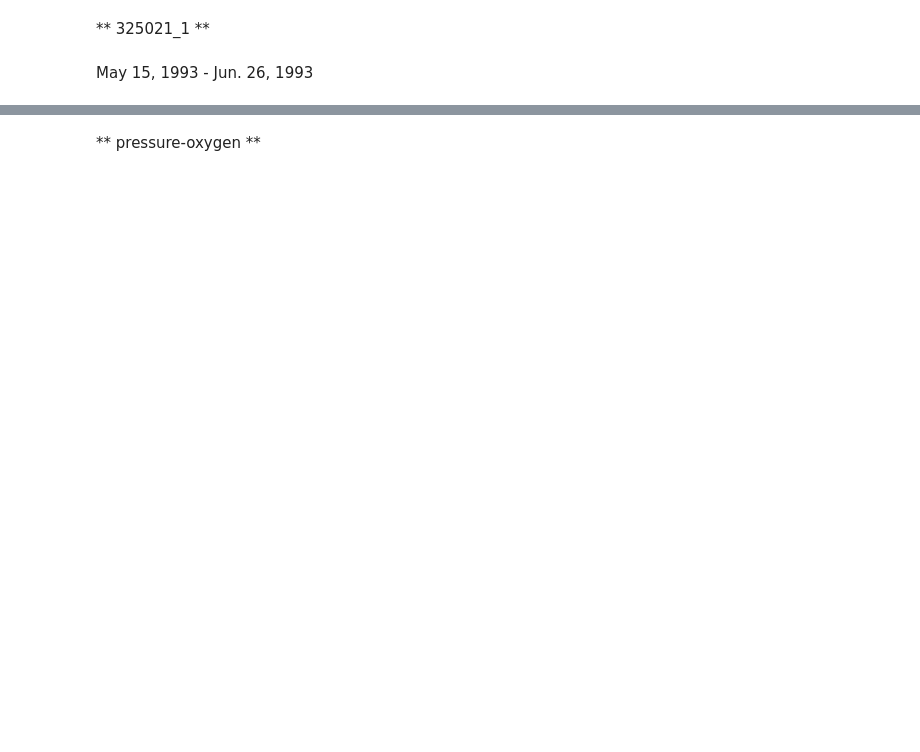
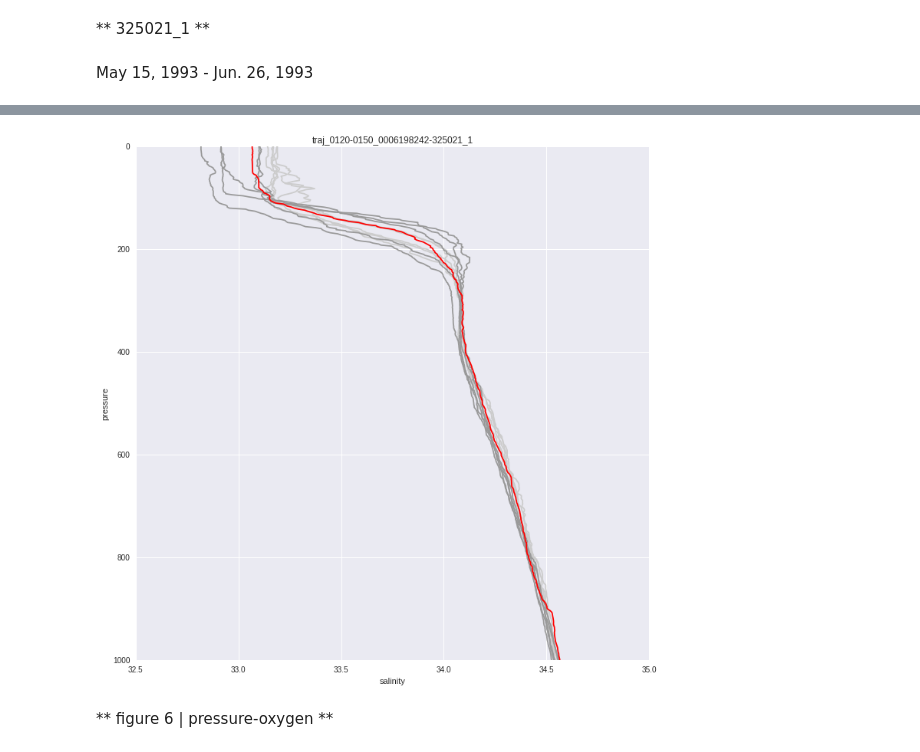
Before and after one commit to eapsclimate/cchdo-data, a Jupyter notebook: rcs-eddies/traj_0120-0150_0006198242-325021_1.ipynb, the cells around one changed output, grey strips where cells are left out. Cells and saved outputs as stored; diff of their text form; code cells hidden in the pictures; blank space fills up the shorter version.

```diff
--- a/rcs-eddies/traj_0120-0150_0006198242-325021_1.ipynb
+++ b/rcs-eddies/traj_0120-0150_0006198242-325021_1.ipynb
@@ -209,36 +208,34 @@ plt.show()
 # %%
-sns.set(color_codes=True)
-mpl.rcParams['figure.figsize'] = (12, 12)
-mpl.rcParams['font.family'] = "STIX"
+sns.set()
+plt.rcParams['figure.figsize'] = (12, 12)
 for expo in cchdo_ctd.find({'expocode': expo_code}).sort('time', 1):
     ds = xr.open_dataset(expo['path'])
-    time = ds.time.values[0]
-    woce = str(ds.WOCE_ID)
     lon = ds.longitude.values[0]
     lat = ds.latitude.values[0]
     p = ds.pressure.values
     t = ds.temperature.values
     s = ds.salinity.values
     o = ds.oxygen.values
     sa = gsw.SA_from_SP(s, p, lon, lat)
     ct = gsw.CT_from_t(sa, t, p)
     station = int(filter(str.isdigit, str(ds.STATION_NUMBER)))
     cast = int(filter(str.isdigit, str(ds.CAST_NUMBER)))
     if (station == STA and cast == CAS):
-        DAT = time
+        LON = lon
         LAT = lat
-        plt.plot(sa, p, color='#ff0000', zorder=2)
+        plt.plot(sa, p, color='#ff0000', zorder=3)
     elif (STA-6) < station < STA:
         plt.plot(sa, p, color='#cccccc', zorder=1)
     elif STA < station < (STA+6):
-        plt.plot(sa, p, color='#999999', zorder=1)
-plt.xlim([32.5, 35])
-plt.ylim([1000, 0])
+        plt.plot(sa, p, color='#999999', zorder=2)
 plt.title(eddy_code + '-' + expo_code)
 plt.xlabel('salinity')
 plt.ylabel('pressure')
+plt.ylim([1000, 0])
 plt.savefig('figures/figure-4/' + eddy_code + '-' + expo_code + '.jpeg')
 plt.show()
+# %% [output]
+[figure, added]
 # %% [markdown]
-** pressure-oxygen **
+** figure 6 | pressure-oxygen **
 # %%
```
Also changed, not shown: parts of 26 cells of this notebook, 9 other files.
